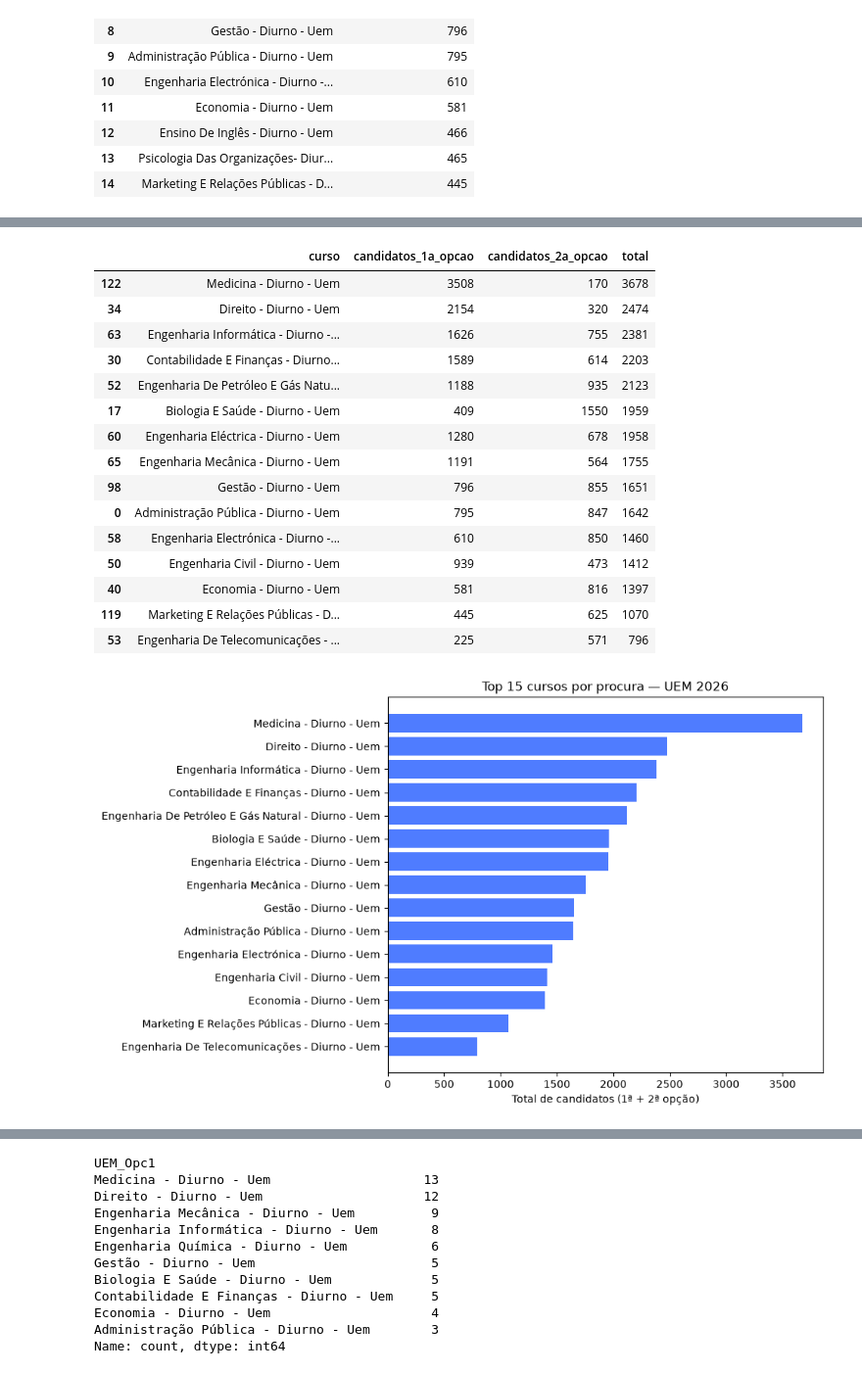
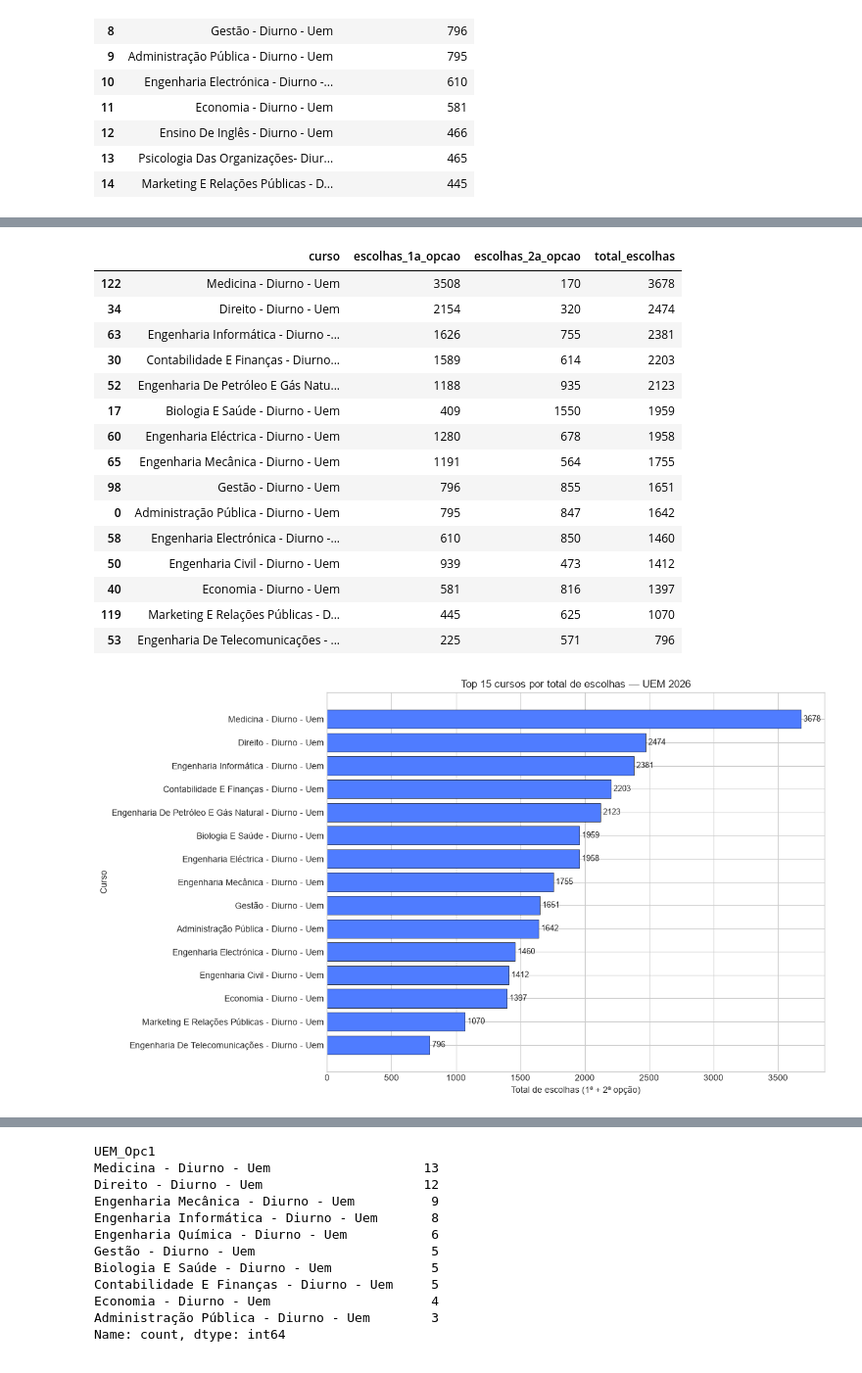
Before and after one commit to lourenco010007/SIGEA-UEM, a Jupyter notebook: notebooks/EDA_procura_demografia.ipynb, the cells around one changed output, grey strips where cells are left out. Shown at 98% size. Saved outputs shown, nothing was run; the diff lists cells and outputs as text; code cells hidden in the pictures.

Commit message:
Geral: Modificações em EDA_procura_demografia e Validação inicial do merge_resultados...

```diff
--- a/notebooks/EDA_procura_demografia.ipynb
+++ b/notebooks/EDA_procura_demografia.ipynb
@@ -93,15 +143,18 @@ procura_opc1.head(15)
 # %%
+#Dados de segunda opcao e dados combinados de curso
 procura_opc2 = df_candidatos[df_candidatos['UEM_Opc2'] != 'Sem Opcao']['UEM_Opc2'].value_counts().reset_index()
-procura_opc2.columns = ['curso', 'candidatos_2a_opcao']
+procura_opc2.columns = ['curso', 'escolhas_2a_opcao']
 
-procura_total = procura_opc1.merge(procura_opc2, on='curso', how='outer').fillna(0)
-procura_total['candidatos_1a_opcao'] = procura_total['candidatos_1a_opcao'].astype(int)
-procura_total['candidatos_2a_opcao'] = procura_total['candidatos_2a_opcao'].astype(int)
-procura_total['total'] = procura_total['candidatos_1a_opcao'] + procura_total['candidatos_2a_opcao']
-procura_total = procura_total.sort_values('total', ascending=False)
+procura_total = procura_opc1.rename(columns={'candidatos_1a_opcao': 'escolhas_1a_opcao'}).merge(
+    procura_opc2, on='curso', how='outer'
+).fillna(0)
+procura_total['escolhas_1a_opcao'] = procura_total['escolhas_1a_opcao'].astype(int)
+procura_total['escolhas_2a_opcao'] = procura_total['escolhas_2a_opcao'].astype(int)
+procura_total['total_escolhas'] = procura_total['escolhas_1a_opcao'] + procura_total['escolhas_2a_opcao']
+procura_total = procura_total.sort_values('total_escolhas', ascending=False)
 procura_total.head(15)
 # %% [output]
-|  | curso | candidatos_1a_opcao | candidatos_2a_opcao | total |
+|  | curso | escolhas_1a_opcao | escolhas_2a_opcao | total_escolhas |
 | 122 | Medicina - Diurno - Uem | 3508 | 170 | 3678 |
 | 34 | Direito - Diurno - Uem | 2154 | 320 | 2474 |
 | 63 | Engenharia Informática - Diurno -... | 1626 | 755 | 2381 |
@@ -118,14 +171,21 @@ procura_total.head(15)
 | 119 | Marketing E Relações Públicas - D... | 445 | 625 | 1070 |
 | 53 | Engenharia De Telecomunicações - ... | 225 | 571 | 796 |
 # %%
-top15 = procura_total.head(15)
-plt.figure(figsize=(10, 6))
-plt.barh(top15['curso'], top15['total'], color='#4F7CFF')
-plt.gca().invert_yaxis()
-plt.xlabel('Total de candidatos (1ª + 2ª opção)')
-plt.title('Top 15 cursos por procura — UEM 2026')
+top15 = procura_total.head(15).copy()
+
+fig, ax = plt.subplots(figsize=(12, 7))
+ax.barh(top15['curso'], top15['total_escolhas'], color='#4F7CFF', edgecolor='black', linewidth=0.5)
+ax.invert_yaxis()
+
+ax.set_xlabel('Total de escolhas (1ª + 2ª opção)')
+ax.set_ylabel('Curso')
+ax.set_title('Top 15 cursos por total de escolhas — UEM 2026')
+
+for container in ax.containers:
+    ax.bar_label(container, labels=[f'{v:g}' for v in container.datavalues], padding=3, fontsize=9)
+
 plt.tight_layout()
 plt.show()
 # %% [output]
-[figure, old version]
+[figure, new version]
 # %%
```
Also changed, not shown: parts of 26 cells of this notebook, 21 other files.
